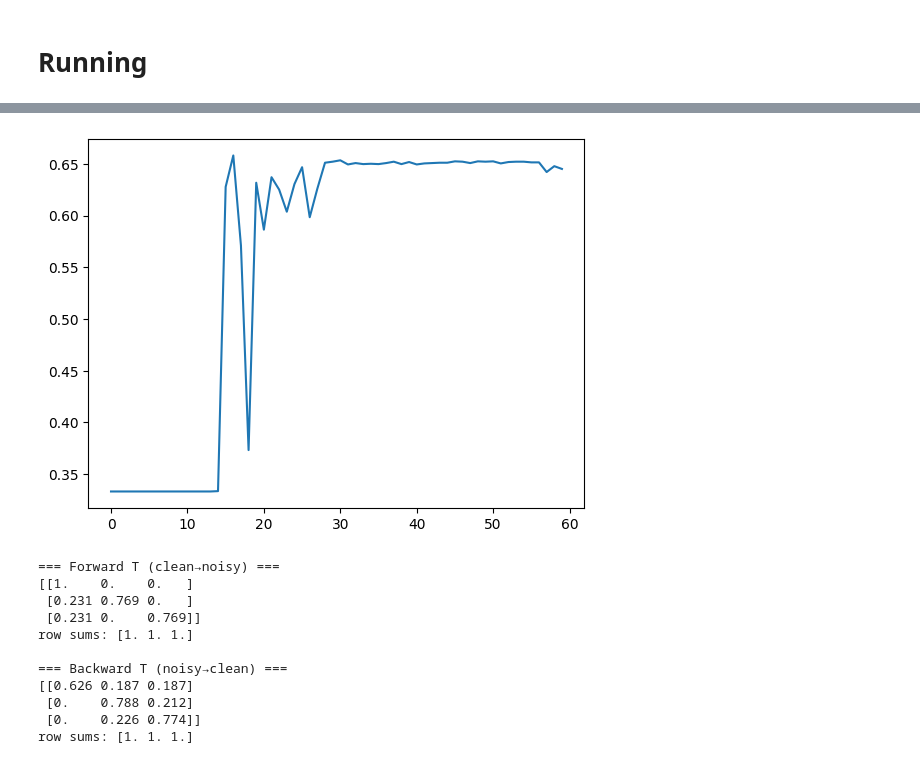
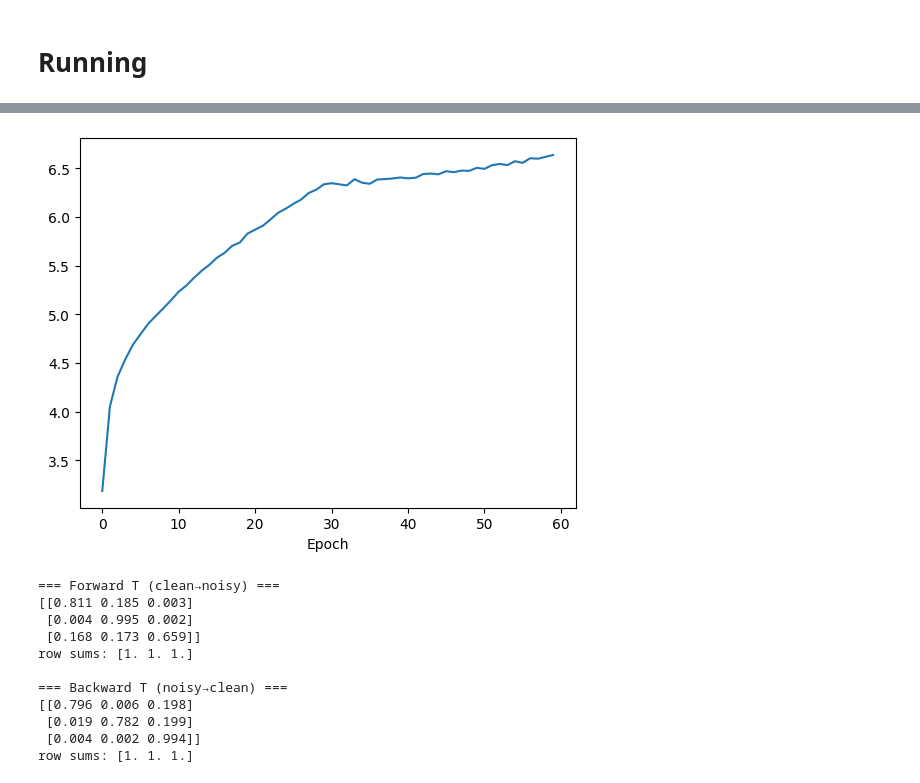
Before and after one commit to NTRICO/comp5328-Assign2, a Jupyter notebook: cycle-consistency_regularization_colab_test.ipynb, the cells around one changed output, grey strips where cells are left out. Drawn from its saved outputs; the diff is of its cells as text; code cells hidden in the pictures.

```diff
--- a/cycle-consistency_regularization_colab_test.ipynb
+++ b/cycle-consistency_regularization_colab_test.ipynb
@@ -266,7 +266,7 @@ def train(train_data, train_loader,model,trans_for,trans_back,optimizer_es,optim
       trans_for.train()
     eps = 1e-8
     w_back = 0.7
-    w_cycle =  0.2
+    w_cycle =  0.3
     w_inv   = 0.5
 
     train_loss = 0.
@@ -523,15 +523,14 @@ def main(dataset_name):
 @dataclass
 class Cfg:
     num_classes: int = 3
-    dataset: str = "cifar"
+    dataset: str = "mnist06"
     batch_size: int = 128
-    lr: float = 0.005
-    momentum: float = 0.9
+    lr: float = 0.01
     weight_decay: float = 1e-4
-    milestones: Tuple[int, int] = (30, 60)
+    milestones: Tuple[int, int] = (15, 30)
     lam: float = 0.6                 # weight for cycle term
     n_epoch: int = 120
-    warmup_epoch: int = 5
+    warmup_epoch: int = 10
     es_epoch: int = 60
     anchor: bool = False
     device: str = "cuda" if torch.cuda.is_available() else "cpu"
@@ -560,12 +559,10 @@ epoch[35], Train
 # %%
-x_label = list(range(len(acc_list)))
-plt.plot(x_label, acc_list)
+x_label = list(range(len(loss_list)))
+plt.plot(x_label, loss_list)
 plt.xlabel("Epoch")
-plt.ylabel("Accuracy")
-plt.title("Validation/Test Accuracy over Epochs")
 plt.show()
 # %% [output]
-[figure, old version]
+[figure, new version]
 # %%
 print("\n=== Forward T (clean→noisy) ===")
 print(np.array_str(Tf, precision=3, suppress_small=True, max_line_width=180))
@@ -576,13 +573,13 @@ print(np.array_str(Tb, precision=3, suppress_small=True, max_line_width=180))
 print("row sums:", np.round(Tb.sum(axis=1), 3))
 # %% [output]
 === Forward T (clean→noisy) ===
-[[1.    0.    0.   ]
- [0.231 0.769 0.   ]
- [0.231 0.    0.769]]
+[[0.811 0.185 0.003]
+ [0.004 0.995 0.002]
+ [0.168 0.173 0.659]]
 row sums: [1. 1. 1.]
 
 === Backward T (noisy→clean) ===
-[[0.626 0.187 0.187]
- [0.    0.788 0.212]
- [0.    0.226 0.774]]
+[[0.796 0.006 0.198]
+ [0.019 0.782 0.199]
+ [0.004 0.002 0.994]]
 row sums: [1. 1. 1.]
```
Also changed, not shown: parts of 1 cell of this notebook.
